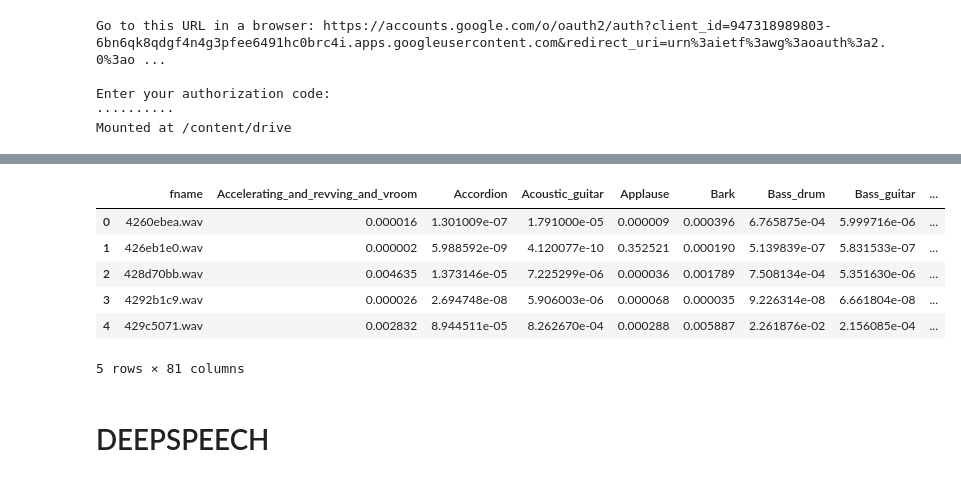
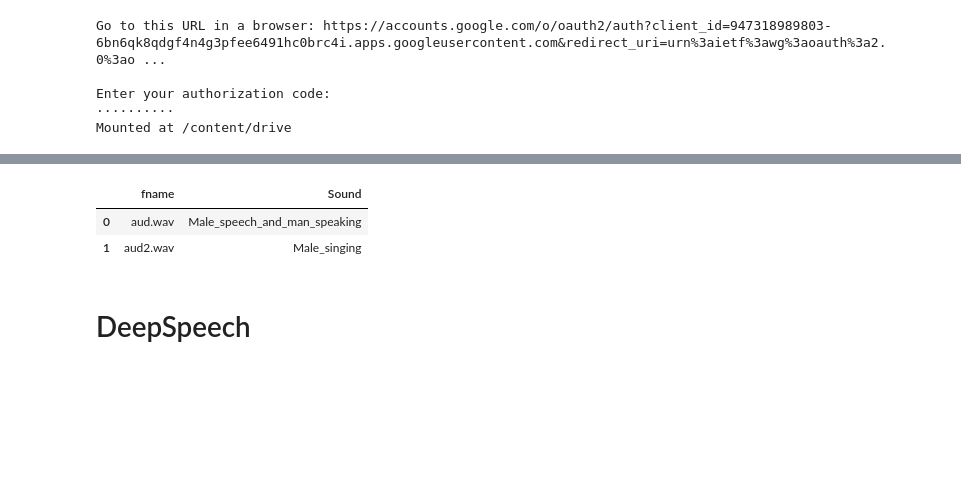
Before and after one commit to jani-boop/AI_Hackathon, a Jupyter notebook: main.ipynb, the cells around one changed output, grey strips where cells are left out. Cells and saved outputs as stored; diff of their text form; code cells hidden in the pictures; blank space fills up the shorter version.

```diff
--- a/main.ipynb
+++ b/main.ipynb
@@ -23,8 +25,7 @@ import IPython.display
 import PIL
 # %%
 ROOT = Path('/content')
-FOLDER = 'test'
+FOLDER = 'aud' #for audio files
 SOURCE = ROOT/FOLDER
-LIST = ROOT/'audio.csv'
-CATMODEL = 'export.pkl'
-df = pd.read_csv(LIST)
+LIST = ROOT/'head.csv'
+CATMODEL = 'export.pkl' #model for categorization
@@ -261,15 +321,11 @@ df_res=pd.concat([df['fname'],df_res['Sound']], axis=1)
 
 df_res.to_csv('category.csv', index=False)
 # %%
-df.head()
+df_res.head()
 # %% [output]
-|  | fname | Accelerating_and_revving_and_vroom | Accordion | Acoustic_guitar | Applause | Bark | Bass_drum | Bass_guitar | ... |
-| 0 | 4260ebea.wav | 0.000016 | 1.301009e-07 | 1.791000e-05 | 0.000009 | 0.000396 | 6.765875e-04 | 5.999716e-06 | ... |
-| 1 | 426eb1e0.wav | 0.000002 | 5.988592e-09 | 4.120077e-10 | 0.352521 | 0.000190 | 5.139839e-07 | 5.831533e-07 | ... |
-| 2 | 428d70bb.wav | 0.004635 | 1.373146e-05 | 7.225299e-06 | 0.000036 | 0.001789 | 7.508134e-04 | 5.351630e-06 | ... |
-| 3 | 4292b1c9.wav | 0.000026 | 2.694748e-08 | 5.906003e-06 | 0.000068 | 0.000035 | 9.226314e-08 | 6.661804e-08 | ... |
-| 4 | 429c5071.wav | 0.002832 | 8.944511e-05 | 8.262670e-04 | 0.000288 | 0.005887 | 2.261876e-02 | 2.156085e-04 | ... |
+|  | fname | Sound |
+| 0 | aud.wav | Male_speech_and_man_speaking |
+| 1 | aud2.wav | Male_singing |
-5 rows × 81 columns
 # %% [markdown]
-# DEEPSPEECH
+# DeepSpeech
 # %%
```
Also changed, not shown: parts of 33 cells of this notebook, 2 other files.
